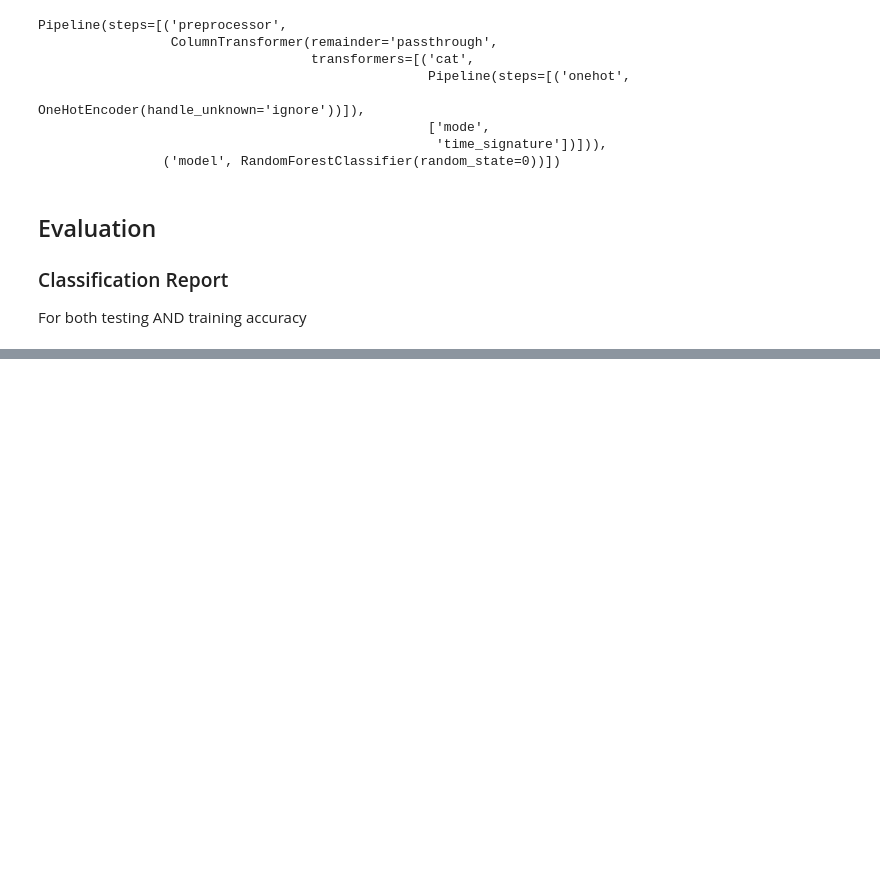
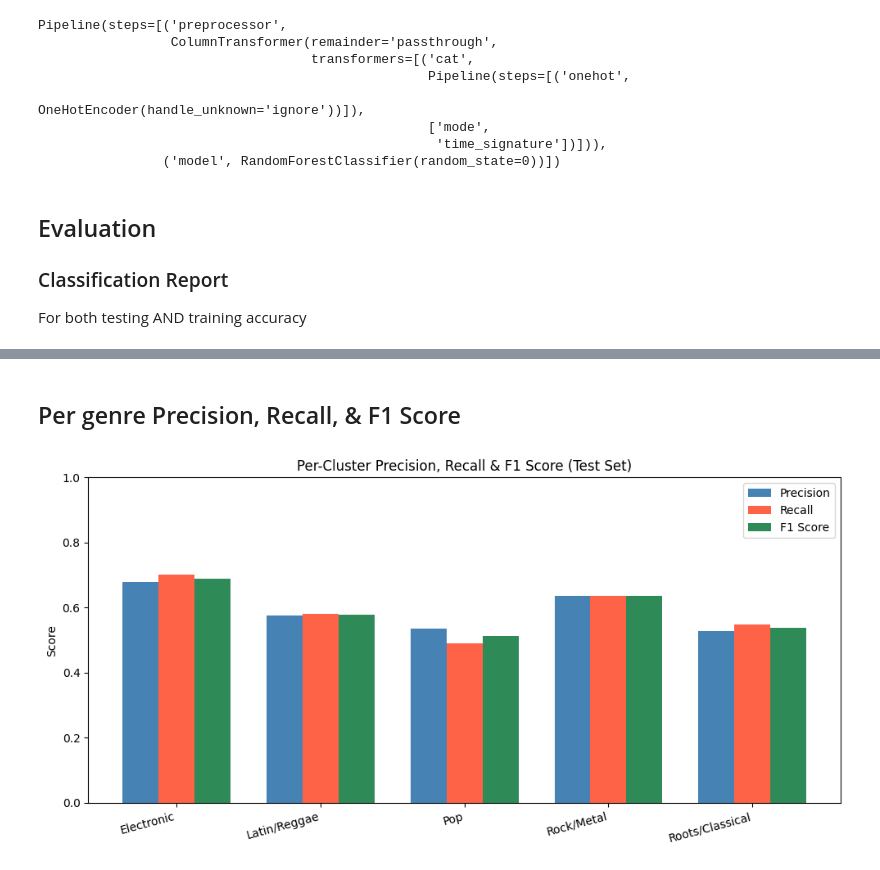
Before and after one commit to LoganMiller5505/DataSciProject, a Jupyter notebook: 3_ClusteredClassification.ipynb, the cells around one changed output, grey strips where cells are left out. Drawn from its saved outputs; the diff is of its cells as text; code cells hidden in the pictures; blank space fills up the shorter version.

```diff
--- a/3_ClusteredClassification.ipynb
+++ b/3_ClusteredClassification.ipynb
@@ -107 +139,31 @@ Testing Accuracy: 0.5961690885072656
+# %% [markdown]
+## Per genre Precision, Recall, & F1 Score
+# %%
+import matplotlib.pyplot as plt
+import numpy as np
+
+clusters = list(my_pipeline.named_steps['model'].classes_)
+short_names = ['Electronic', 'Latin/Reggae', 'Pop', 'Rock/Metal', 'Roots/Classical']
+
+precision = [test_report[c]['precision'] for c in clusters]
+recall = [test_report[c]['recall'] for c in clusters]
+f1 = [test_report[c]['f1-score'] for c in clusters]
+
+x = np.arange(len(clusters))
+width = 0.25
+
+fig, ax = plt.subplots(figsize=(10, 5))
+ax.bar(x - width, precision, width, label='Precision', color='steelblue')
+ax.bar(x, recall, width, label='Recall', color='tomato')
+ax.bar(x + width, f1, width, label='F1 Score', color='seagreen')
+ax.set_xticks(x)
+ax.set_xticklabels(short_names, rotation=15, ha='right')
+ax.set_ylim(0, 1)
+ax.set_ylabel('Score')
+ax.set_title('Per-Cluster Precision, Recall & F1 Score (Test Set)')
+ax.legend()
+plt.tight_layout()
+plt.show()
+# %% [output]
+[figure, added]
 # %% [markdown]
```
Also changed, not shown: parts of 14 cells of this notebook, 3 other files.
